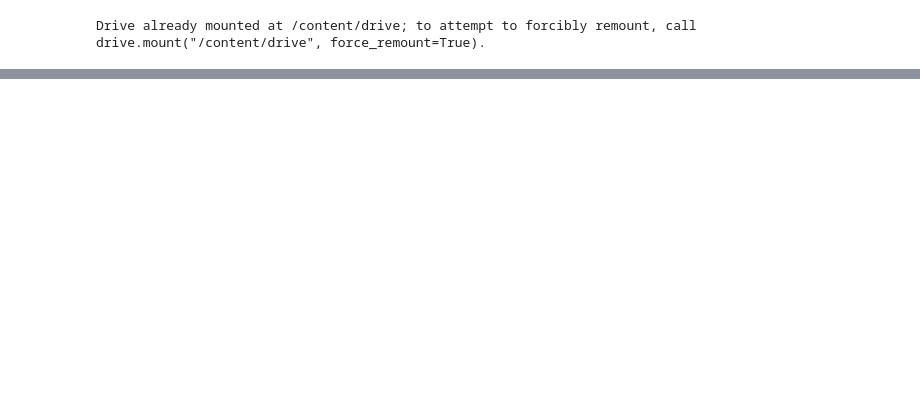
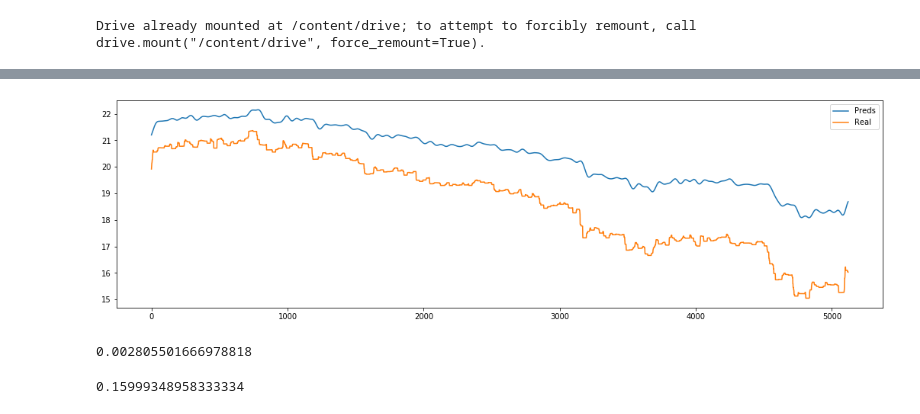
Before and after one commit to kushsharma2910/FGQ, a Jupyter notebook: main.ipynb, the cells around one changed output, grey strips where cells are left out. Drawn from its saved outputs; the diff is of its cells as text; code cells hidden in the pictures; blank space fills up the shorter version.

```diff
--- a/main.ipynb
+++ b/main.ipynb
@@ -242 +266,10 @@ only_norm[direction + "-" + str(target_window) + "hr"] = only_feat_df[direction
+# %%
+features = ["Open@" + target_asset, "High@" + target_asset, "Low@" + target_asset, "Close@" + target_asset,
+            direction + "-" + str(target_window) + "hr"]
+only_norm = normalize_df(only_feat_df[features])
+# only_norm = standard_df(only_feat_df[features])
+
+#using only half training data for faster training
+split = int(0.5 * only_norm.shape[0])
+only_norm = only_norm.iloc[:split, :]
 # %%
@@ -302,17 +323,12 @@ def create_model():
 df_train, df_test = train_test_split(only_norm, train_size=0.8, test_size=0.2, shuffle=False)
 print("Train--Test size", len(df_train), len(df_test))
 
-x_t, y_t = build_timeseries(df_train, -1)
+x_t, y_t = build_timeseries(df_train)
 x_t = trim_dataset(x_t, BATCH_SIZE)
 y_t = trim_dataset(y_t, BATCH_SIZE)
 print("Batch trimmed size",x_t.shape, y_t.shape)
 
-x_temp, y_temp = build_timeseries(x_test, -1)
+x_temp, y_temp = build_timeseries(df_test)
 x_val, x_test_t = np.split(trim_dataset(x_temp, BATCH_SIZE),2)
 y_val, y_test_t = np.split(trim_dataset(y_temp, BATCH_SIZE),2)
 print("Test size", x_test_t.shape, y_test_t.shape, x_val.shape, y_val.shape)
-
-model = create_model()
-
-y_pred = model.predict(trim_dataset(x_test_t, BATCH_SIZE), batch_size=BATCH_SIZE)
-y_pred = y_pred.flatten()
@@ -318,0 +377,33 @@ y_pred = y_pred.flatten()
+# %%
+model = load_model("drive/My Drive/FGQ/models/best_model.h5")
+# %%
+y_pred = model.predict(trim_dataset(x_test_t, BATCH_SIZE), batch_size=BATCH_SIZE)
+# y_pred = y_pred.flatten()
+y_test_t = trim_dataset(y_test_t, BATCH_SIZE)
+# %%
+refer = np.array(only_feat_df[direction + "-" + str(target_window) + "hr"])
+y_org_t = (y_test_t * (np.max(refer) - np.min(refer))) + np.min(refer)
+y_org = (y_pred * (np.max(refer) - np.min(refer))) + np.min(refer)
+
+
+plt.figure(figsize = (18, 5))
+plt.plot(y_org, label = "Preds")
+plt.plot(y_org_t, label = "Real")
+plt.legend()
+plt.show()
+# %% [output]
+[figure, added]
+# %%
+mean_squared_error(y_pred, y_test_t)
+# %% [output]
+0.002805501666978818
+# %%
+scr = 0
+tolerance = 0.5
+tolerance /= 100
+for ix in range(y_org.shape[0]):
+    if np.abs(y_org[ix] - y_org_t[ix]) / y_org[ix] <= tolerance:
+        scr += 1
+print(scr / y_org_t.shape[0])
+# %% [output]
+0.15999348958333334
```
Also changed, not shown: parts of 14 cells of this notebook.
